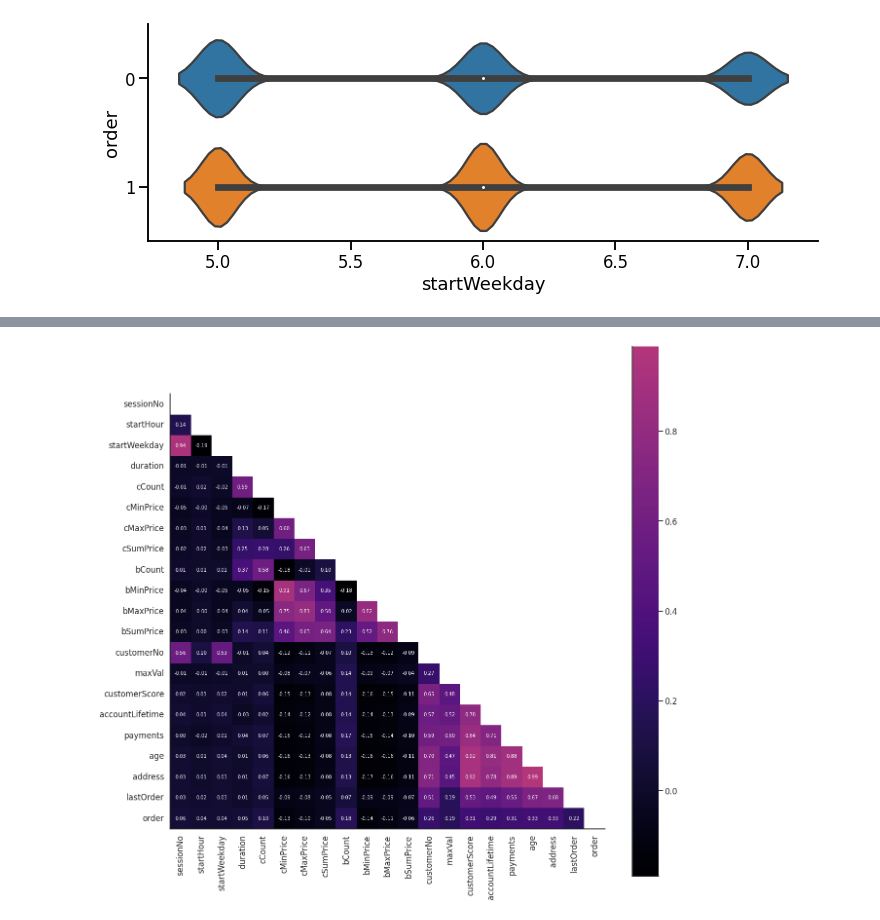
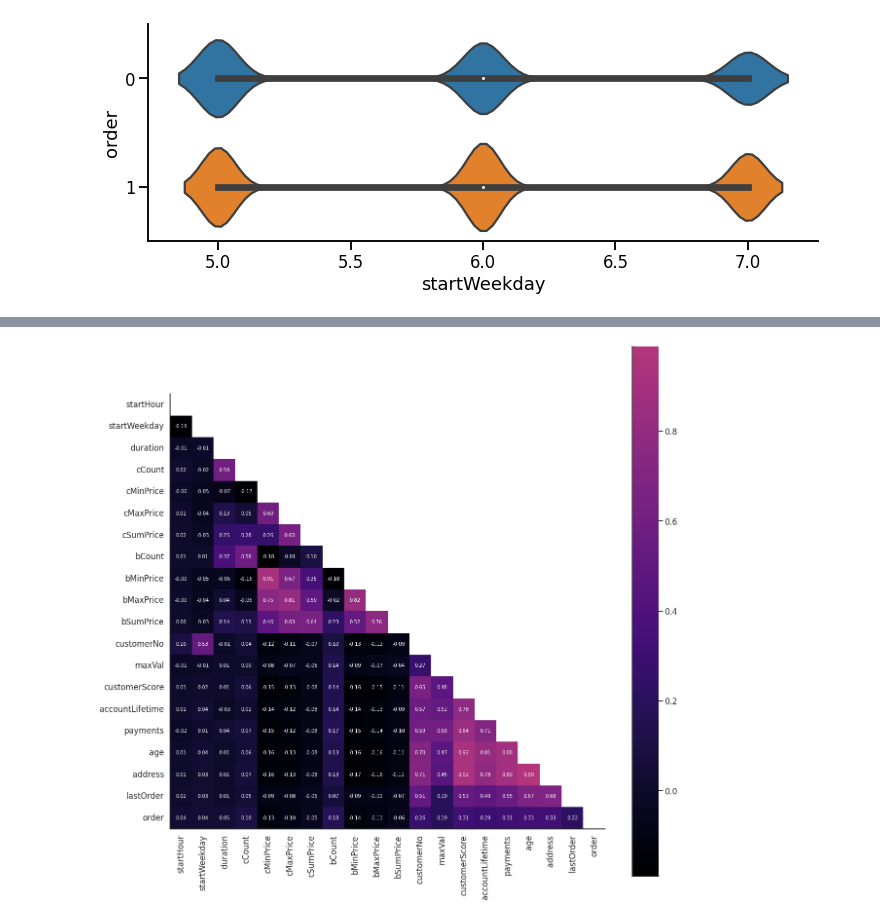
Before and after one commit to elvyna/udacity-aws-mle-nanodegree, a Jupyter notebook: project05-capstone/notebook/00-data-understanding.ipynb, the cells around one changed output, grey strips where cells are left out. Drawn from its saved outputs; the diff is of its cells as text; code cells hidden in the pictures.

Commit message:
Remove sessionNo from corr matrix

```diff
--- a/project05-capstone/notebook/00-data-understanding.ipynb
+++ b/project05-capstone/notebook/00-data-understanding.ipynb
@@ -404,30 +404,30 @@ lastOrder_is_outlier              0
 Name: 0, dtype: object
 # %%
 selected_column_list = [
-    "sessionNo","startHour","startWeekday","duration",
+    "startHour","startWeekday","duration",
     "cCount","cMinPrice","cMaxPrice","cSumPrice",
     "bCount","bMinPrice","bMaxPrice","bSumPrice",
     "onlineStatus","customerNo","maxVal","customerScore","accountLifetime",
     "payments","age","address","lastOrder","order"
 ]
 
 ## create mask to hide upper triangle
 mask = np.zeros_like(df_train[selected_column_list].corr())
 mask[np.triu_indices_from(mask)] = True
 
 with sns.axes_style("white"):
     f, ax = plt.subplots(figsize=(20,20))
     sns.heatmap(
         df_train[selected_column_list].corr(),
         mask=mask,
         center=True,
         annot=True,
         annot_kws={'size': 10},
         fmt='.2f',
         square=True,
         cmap='magma',
         ax=ax
     )
     sns.despine();
 # %% [output]
-[figure, old version]
+[figure, new version]
```
Also changed, not shown: 2 other files.
